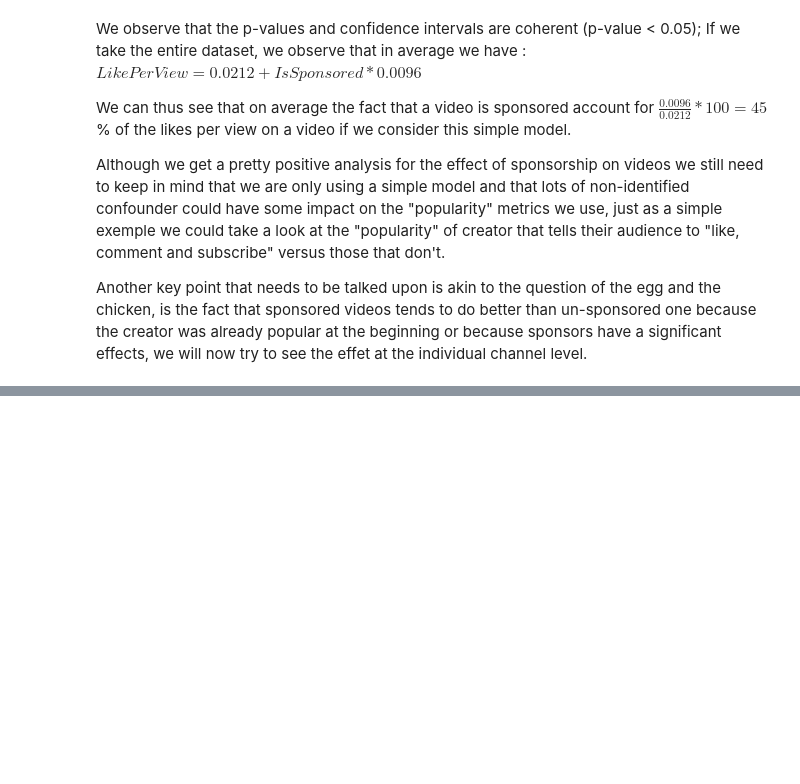
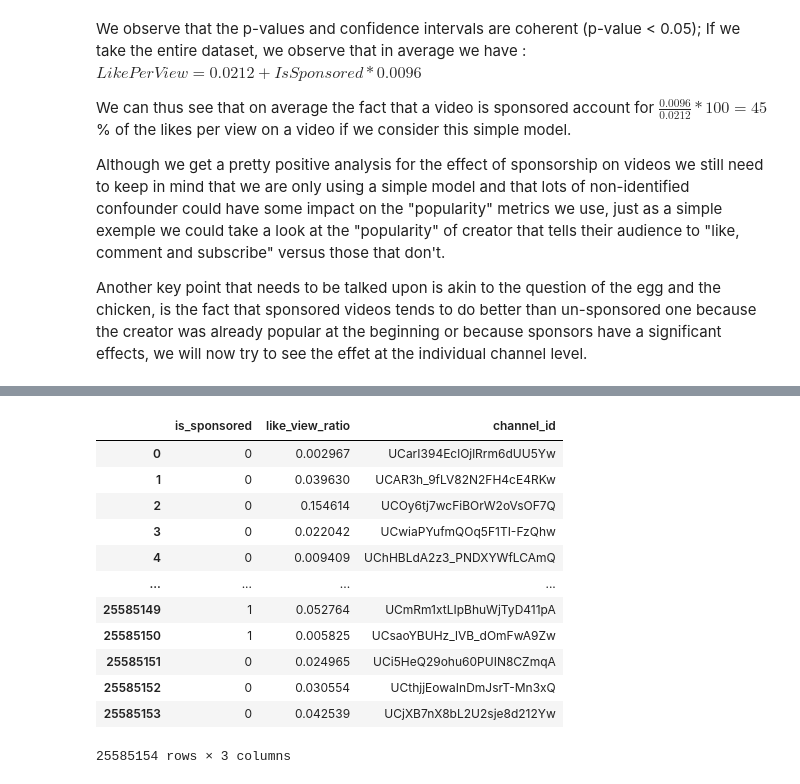
Before and after one commit to epfl-ada/ada-2022-project-fraisetagada, a Jupyter notebook: analysis/Sponsors Regression analysis.ipynb, the cells around one changed output, grey strips where cells are left out. Drawn from its saved outputs; the diff is of its cells as text; code cells hidden in the pictures; blank space fills up the shorter version.

```diff
--- a/analysis/Sponsors Regression analysis.ipynb
+++ b/analysis/Sponsors Regression analysis.ipynb
@@ -37,4 +43,3 @@ To adjust logging level use sc.setLogLevel(newLevel). For SparkR, use setLogLeve
 # %%
-PATH_METADATA_SPONSORS_DOMAINS = 'data/yt_metadata_sponsor_en_domains.parquet'
-PATH_METADATAS_DOMAINS_SRC = 'data/yt_metadata_en_domains.parquet'
-PATH_ANALYSIS_DF = 'data/generated/sponsor_regression_df.parquet'
+PATH_ALL_METADATAS_SRC = '../data/generated/all_metadatas_en.parquet'
+PATH_ANALYSIS_DF = '../data/generated/sponsor_regression_df.parquet'
@@ -102,0 +46,12 @@ joined_df = joined_df.fillna(0,subset='dislike_per_view')
+# %%
+all_metadatas = spark.read.parquet(PATH_ALL_METADATAS_SRC)
+# %%
+all_metadatas = all_metadatas \
+    .withColumn('like_view_ratio', col('like_count') / col('view_count')) \
+    .withColumn('dislike_view_ratio', col('dislike_count') / col('view_count')) \
+    .withColumn('like_dislike_ratio', col('like_count') / col('dislike_count'))
+
+all_metadatas = all_metadatas \
+    .where(col('like_view_ratio').isNotNull()) \
+    .where(col('dislike_view_ratio').isNotNull()) \
+    .where(col('like_dislike_ratio').isNotNull())
@@ -169 +144,21 @@ len(list_channel)
+# %%
+all_metadatas_pd = all_metadatas.select('is_sponsored', 'like_view_ratio', 'channel_id') \
+    .toPandas()
+all_metadatas_pd["is_sponsored"] = all_metadatas_pd["is_sponsored"].astype(int)
+
+all_metadatas_pd
+# %% [output]
+|  | is_sponsored | like_view_ratio | channel_id |
+| 0 | 0 | 0.002967 | UCarI394EclOjlRrm6dUU5Yw |
+| 1 | 0 | 0.039630 | UCAR3h_9fLV82N2FH4cE4RKw |
+| 2 | 0 | 0.154614 | UCOy6tj7wcFiBOrW2oVsOF7Q |
+| 3 | 0 | 0.022042 | UCwiaPYufmQOq5F1TI-FzQhw |
+| 4 | 0 | 0.009409 | UChHBLdA2z3_PNDXYWfLCAmQ |
+| ... | ... | ... | ... |
+| 25585149 | 1 | 0.052764 | UCmRm1xtLIpBhuWjTyD411pA |
+| 25585150 | 1 | 0.005825 | UCsaoYBUHz_lVB_dOmFwA9Zw |
+| 25585151 | 0 | 0.024965 | UCi5HeQ29ohu60PUIN8CZmqA |
+| 25585152 | 0 | 0.030554 | UCthjjEowaInDmJsrT-Mn3xQ |
+| 25585153 | 0 | 0.042539 | UCjXB7nX8bL2U2sje8d212Yw |
+25585154 rows × 3 columns
 # %%
```
Also changed, not shown: parts of 25 cells of this notebook, 3 other files.
